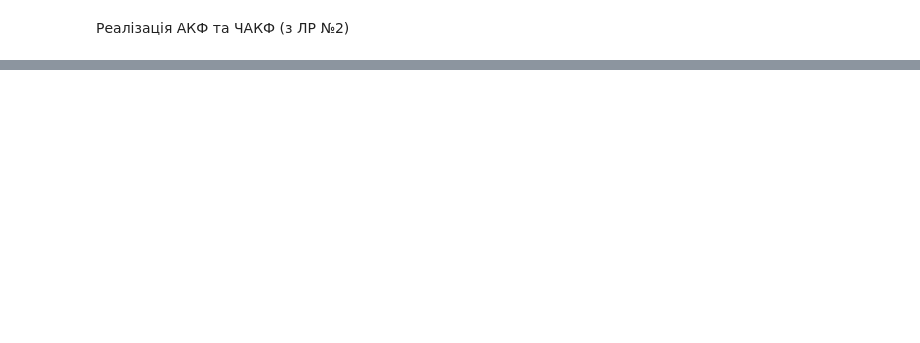
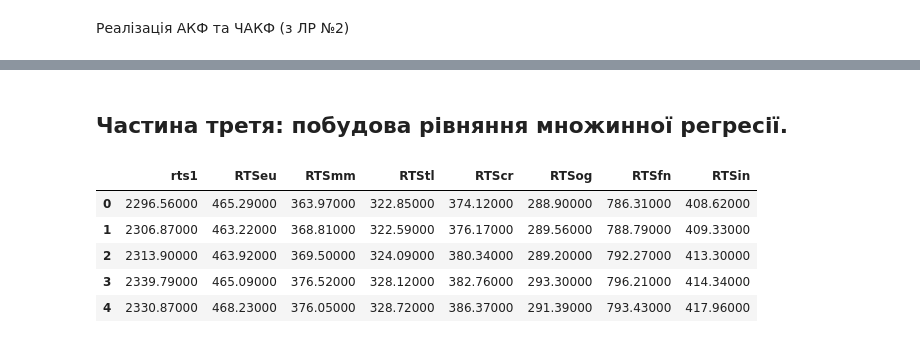
Before and after one commit to andrii0yerko/timeseries_iasa, a Jupyter notebook: lab3.ipynb, the cells around one changed output, grey strips where cells are left out. Cells and saved outputs as stored; diff of their text form; code cells hidden in the pictures; blank space fills up the shorter version.

```diff
--- a/lab3.ipynb
+++ b/lab3.ipynb
@@ -203,0 +204,2 @@ dtype: float64
+# %% [markdown]
+## Частина третя: побудова рівняння множинної регресії.
@@ -203,0 +210,19 @@ dtype: float64
+# %%
+import re
+import os
+
+df = pd.read_csv('./lab3_data/rts1.txt', header=None, names=['rts1'])
+
+rts = [file for file in os.listdir('./lab3_data') if re.match(r'^RTS', file)]
+
+for index in rts:
+    df[index.split('.')[0]] = np.loadtxt('./lab3_data/'+index)
+
+df.head()
+# %% [output]
+|  | rts1 | RTSeu | RTSmm | RTStl | RTScr | RTSog | RTSfn | RTSin |
+| 0 | 2296.56000 | 465.29000 | 363.97000 | 322.85000 | 374.12000 | 288.90000 | 786.31000 | 408.62000 |
+| 1 | 2306.87000 | 463.22000 | 368.81000 | 322.59000 | 376.17000 | 289.56000 | 788.79000 | 409.33000 |
+| 2 | 2313.90000 | 463.92000 | 369.50000 | 324.09000 | 380.34000 | 289.20000 | 792.27000 | 413.30000 |
+| 3 | 2339.79000 | 465.09000 | 376.52000 | 328.12000 | 382.76000 | 293.30000 | 796.21000 | 414.34000 |
+| 4 | 2330.87000 | 468.23000 | 376.05000 | 328.72000 | 386.37000 | 291.39000 | 793.43000 | 417.96000 |
```
Also changed, not shown: parts of 13 cells of this notebook, 1 other file.
